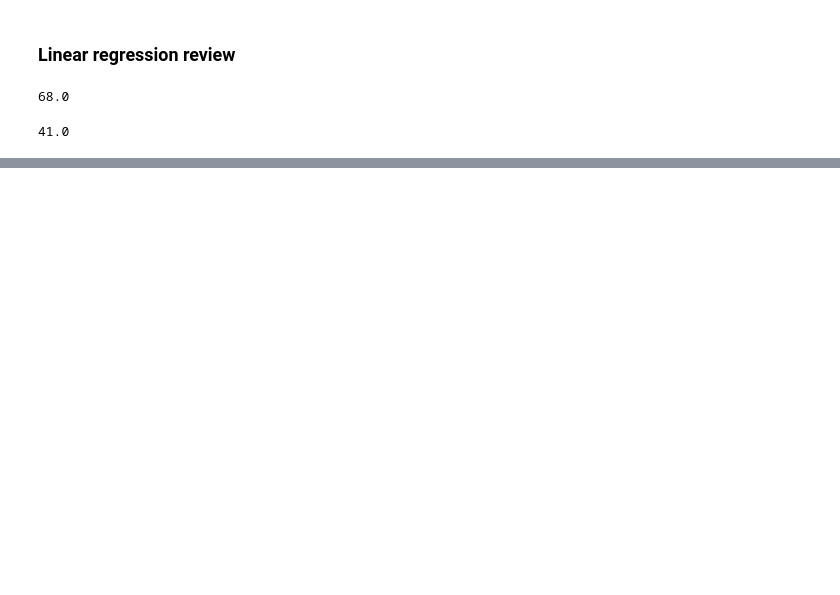
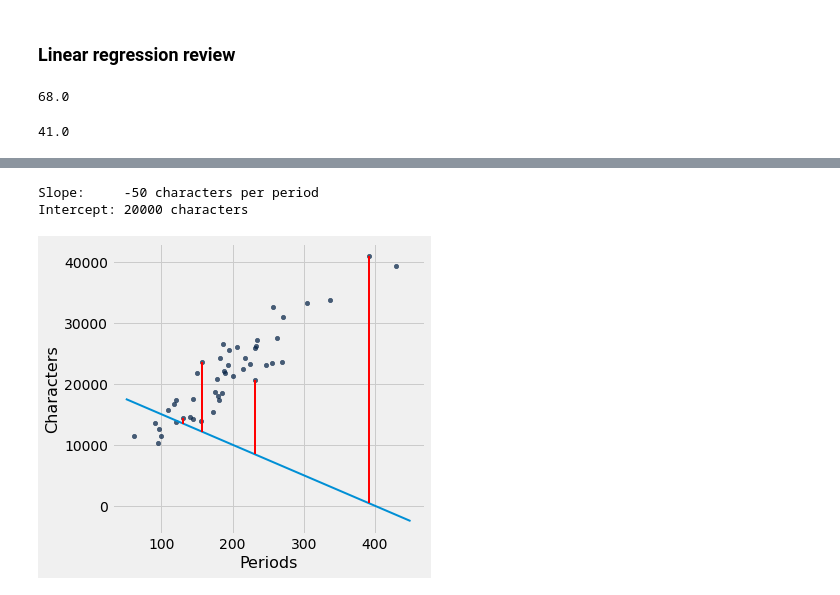
Before and after one commit to ciretorres/python, a Jupyter notebook: data8.3x/week2/sec05_least_squares.ipynb, the cells around one changed output, grey strips where cells are left out. Saved outputs shown, nothing was run; the diff lists cells and outputs as text; code cells hidden in the pictures; blank space fills up the shorter version.

```diff
--- a/data8.3x/week2/sec05_least_squares.ipynb
+++ b/data8.3x/week2/sec05_least_squares.ipynb
@@ -27,0 +131,6 @@ x = midterm_score
+# %%
+lw_errors(-50, 20000)
+# %% [output]
+Slope:     -50 characters per period
+Intercept: 20000 characters
+[figure, added]
```
Also changed, not shown: parts of 19 cells of this notebook.
